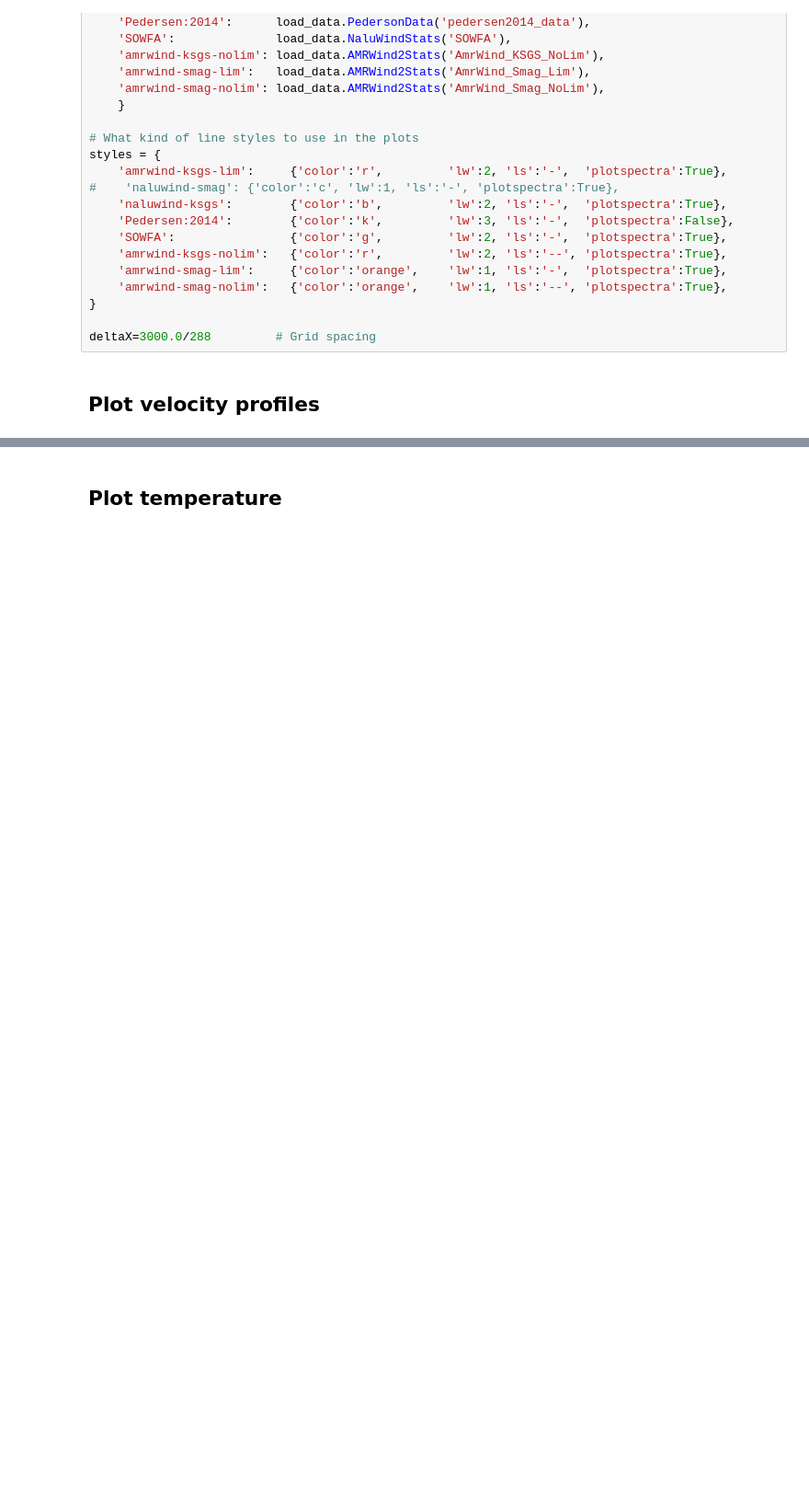
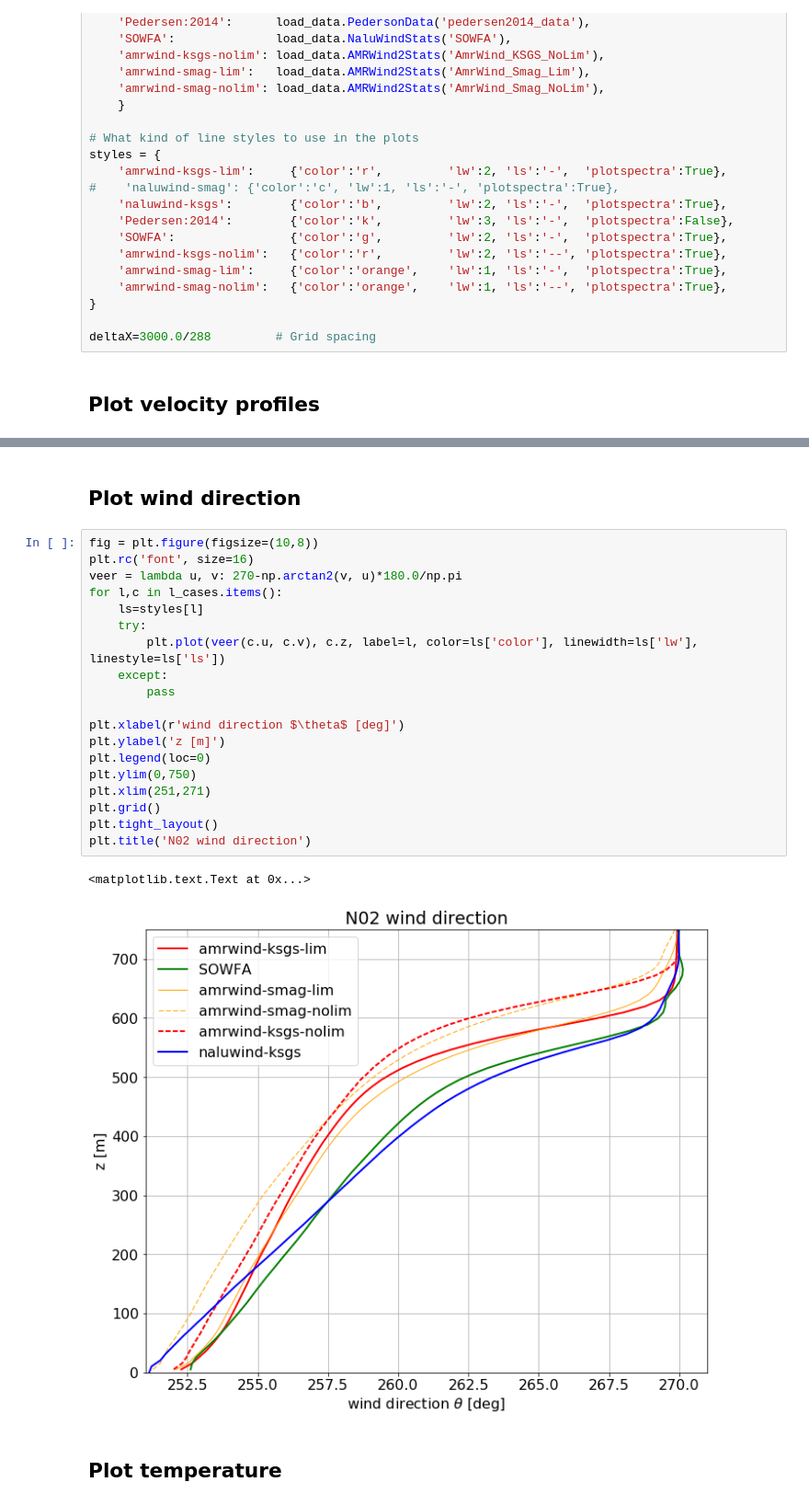
Before and after one commit to Exawind/wind-energy, a Jupyter notebook: Pedersen_N02/compareRuns_n02.ipynb, the cells around one changed output, grey strips where cells are left out. Shown at 92% size. Saved outputs shown, nothing was run; the diff lists cells and outputs as text; blank space fills up the shorter version.

```diff
--- a/Pedersen_N02/compareRuns_n02.ipynb
+++ b/Pedersen_N02/compareRuns_n02.ipynb
@@ -65,3 +66,27 @@ plt.title('N02 Velocity profile')
+# %% [markdown]
+## Plot wind direction
+# %%
+fig = plt.figure(figsize=(10,8))
+plt.rc('font', size=16)
+veer = lambda u, v: 270-np.arctan2(v, u)*180.0/np.pi
+for l,c in l_cases.items():
+    ls=styles[l]
+    try:
+        plt.plot(veer(c.u, c.v), c.z, label=l, color=ls['color'], linewidth=ls['lw'], linestyle=ls['ls'])
+    except:
+        pass
+
+plt.xlabel(r'wind direction $\theta$ [deg]')
+plt.ylabel('z [m]')
+plt.legend(loc=0)
+plt.ylim(0,750)
+plt.xlim(251,271)
+plt.grid()
+plt.tight_layout()
+plt.title('N02 wind direction')
+# %% [output]
+<matplotlib.text.Text at 0x...>
+[figure, added]
 # %% [markdown]
 ## Plot temperature
 # %%
```
Also changed, not shown: parts of 2 cells of this notebook, 8 other files.
